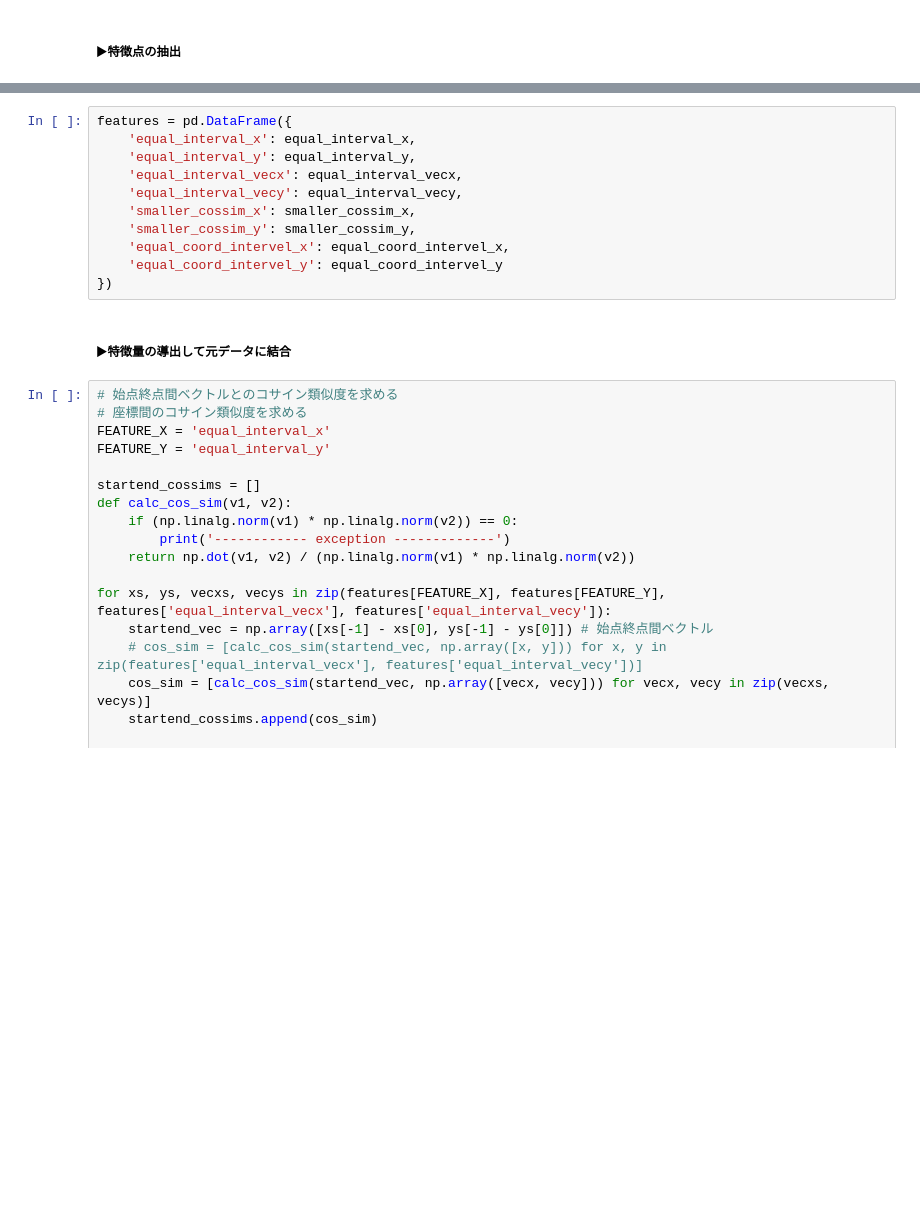
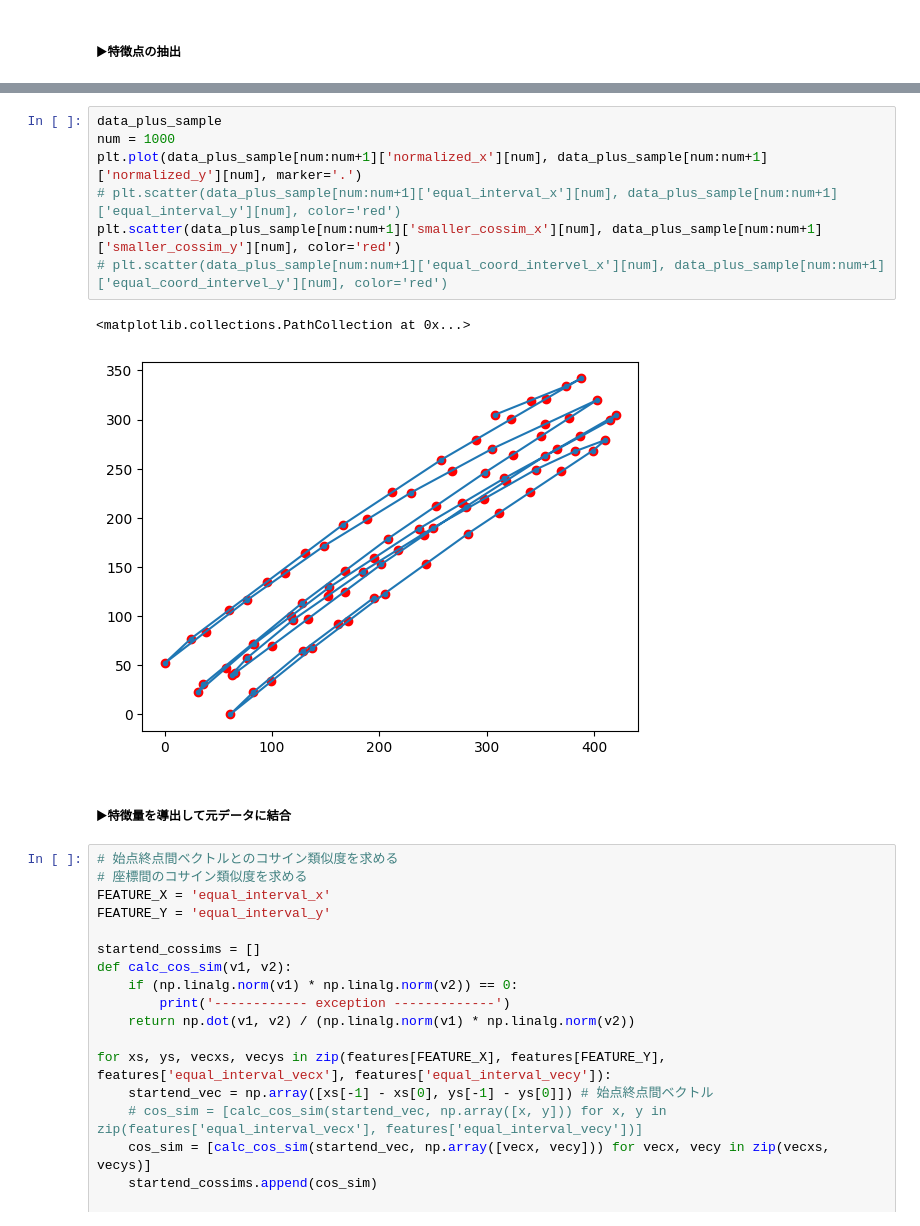
Before and after one commit to acaiyudai/drawing-2024, a Jupyter notebook: 20240517_make_shape_classifier.ipynb, the cells around one changed output, grey strips where cells are left out. Cells and saved outputs as stored; diff of their text form; blank space fills up the shorter version.

```diff
--- a/20240517_make_shape_classifier.ipynb
+++ b/20240517_make_shape_classifier.ipynb
@@ -82,16 +106,15 @@ for i, row in data.iterrows():
-# %%
-features = pd.DataFrame({
-    'equal_interval_x': equal_interval_x,
-    'equal_interval_y': equal_interval_y,
-    'equal_interval_vecx': equal_interval_vecx,
-    'equal_interval_vecy': equal_interval_vecy,
-    'smaller_cossim_x': smaller_cossim_x,
-    'smaller_cossim_y': smaller_cossim_y,
-    'equal_coord_intervel_x': equal_coord_intervel_x,
-    'equal_coord_intervel_y': equal_coord_intervel_y
-})
+# %%
+data_plus_sample
+num = 1000
+plt.plot(data_plus_sample[num:num+1]['normalized_x'][num], data_plus_sample[num:num+1]['normalized_y'][num], marker='.')
+# plt.scatter(data_plus_sample[num:num+1]['equal_interval_x'][num], data_plus_sample[num:num+1]['equal_interval_y'][num], color='red')
+plt.scatter(data_plus_sample[num:num+1]['smaller_cossim_x'][num], data_plus_sample[num:num+1]['smaller_cossim_y'][num], color='red')
+# plt.scatter(data_plus_sample[num:num+1]['equal_coord_intervel_x'][num], data_plus_sample[num:num+1]['equal_coord_intervel_y'][num], color='red')
+# %% [output]
+<matplotlib.collections.PathCollection at 0x...>
+[figure, added]
 # %% [markdown]
-##### ▶特徴量の導出して元データに結合
+##### ▶特徴量を導出して元データに結合
 # %%
 # 始点終点間ベクトルとのコサイン類似度を求める
 # 座標間のコサイン類似度を求める
```
Also changed, not shown: parts of 16 cells of this notebook, 16 other files.
